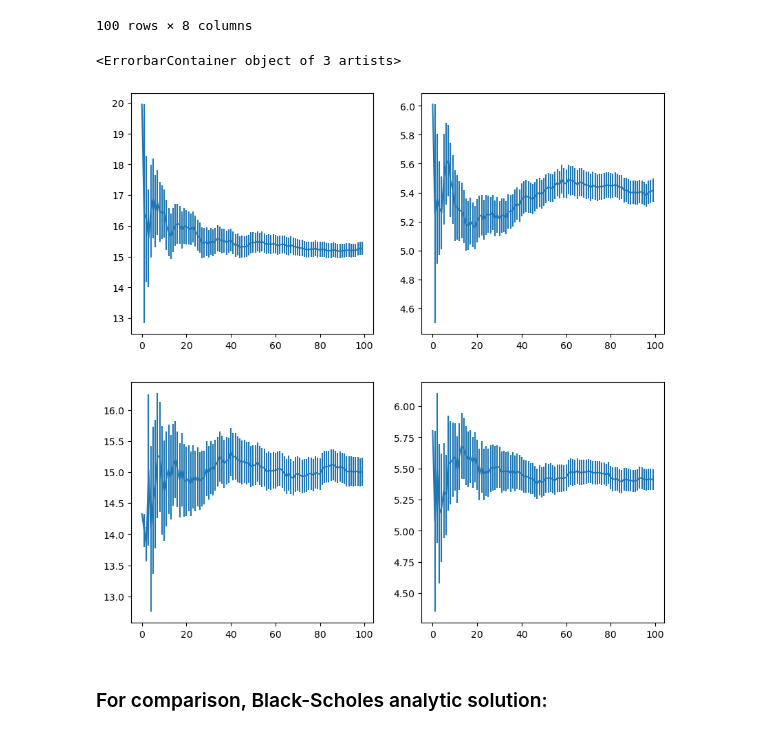
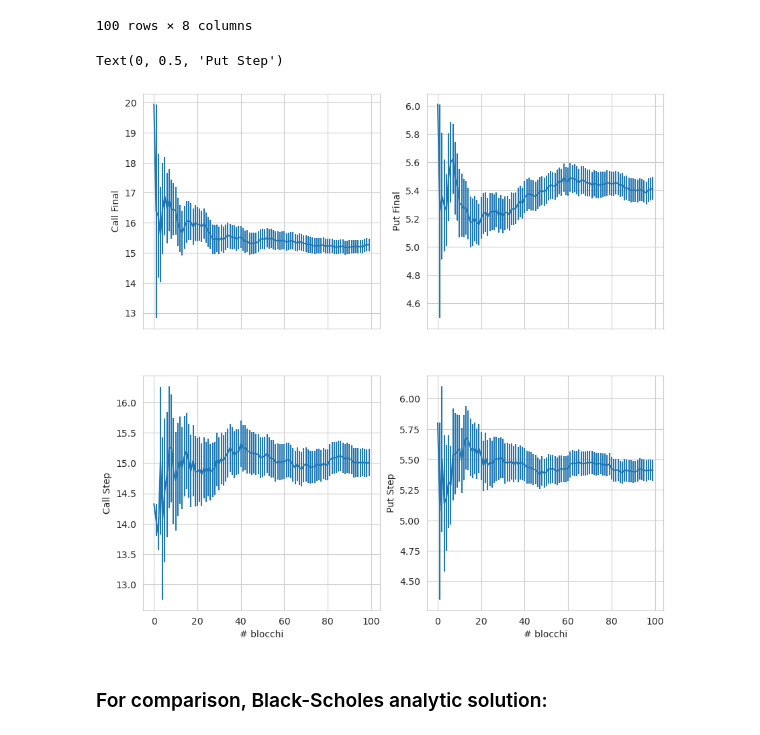
Before and after one commit to RandDouble/SimulazioneNumerica, a Jupyter notebook: LSN_Exercises_03.ipynb, the cells around one changed output. Saved outputs shown, nothing was run; the diff lists cells and outputs as text; code cells hidden in the pictures.

```diff
--- a/LSN_Exercises_03.ipynb
+++ b/LSN_Exercises_03.ipynb
@@ -53,6 +53,8 @@ from numpy import exp
 from numpy.lib.scimath import log, sqrt
 import pandas as pd
 import matplotlib.pyplot as plt
+from seaborn import set_style
+set_style('whitegrid')
 # %%
 df = pd.read_csv('eser_3/3_1/cost_option.csv')
 df
@@ -71,15 +73,29 @@ df
 | 99 | 15.2630 | 0.214836 | 5.41563 | 0.080511 | 15.0096 | 0.226744 | 5.41062 | ... |
 100 rows × 8 columns
 # %%
-fig, axs = plt.subplots(2, 2, figsize=(10, 10))
+fig, axs = plt.subplots(2, 2, figsize=(10, 10), sharex=True)
 x = np.arange(0, df.shape[0])
+x_label = '# blocchi'
+
 axs[0, 0].errorbar(x, df['Call_final'], df['Call_final_err'])
+# axs[0, 0].set_xlabel(x_label)
+axs[0, 0].set_ylabel("Call Final")
+
 axs[0, 1].errorbar(x, df['Put_final'], df['Put_final_err'])
+# axs[0, 1].set_xlabel(x_label)
+axs[0, 1].set_ylabel("Put Final")
+
 axs[1, 0].errorbar(x, df['Call_step'], df['Call_step_err'])
+axs[1, 0].set_xlabel(x_label)
+axs[1, 0].set_ylabel("Call Step")
+
+
 axs[1, 1].errorbar(x, df['Put_step'], df['Put_step_err'])
+axs[1, 1].set_xlabel(x_label)
+axs[1, 1].set_ylabel("Put Step")
 # %% [output]
-<ErrorbarContainer object of 3 artists>
+Text(0, 0.5, 'Put Step')
-[figure, old version]
+[figure, new version]
 # %% [markdown]
 ### For comparison, Black-Scholes analytic solution:
 # %%
```
Also changed, not shown: 1 other file.
